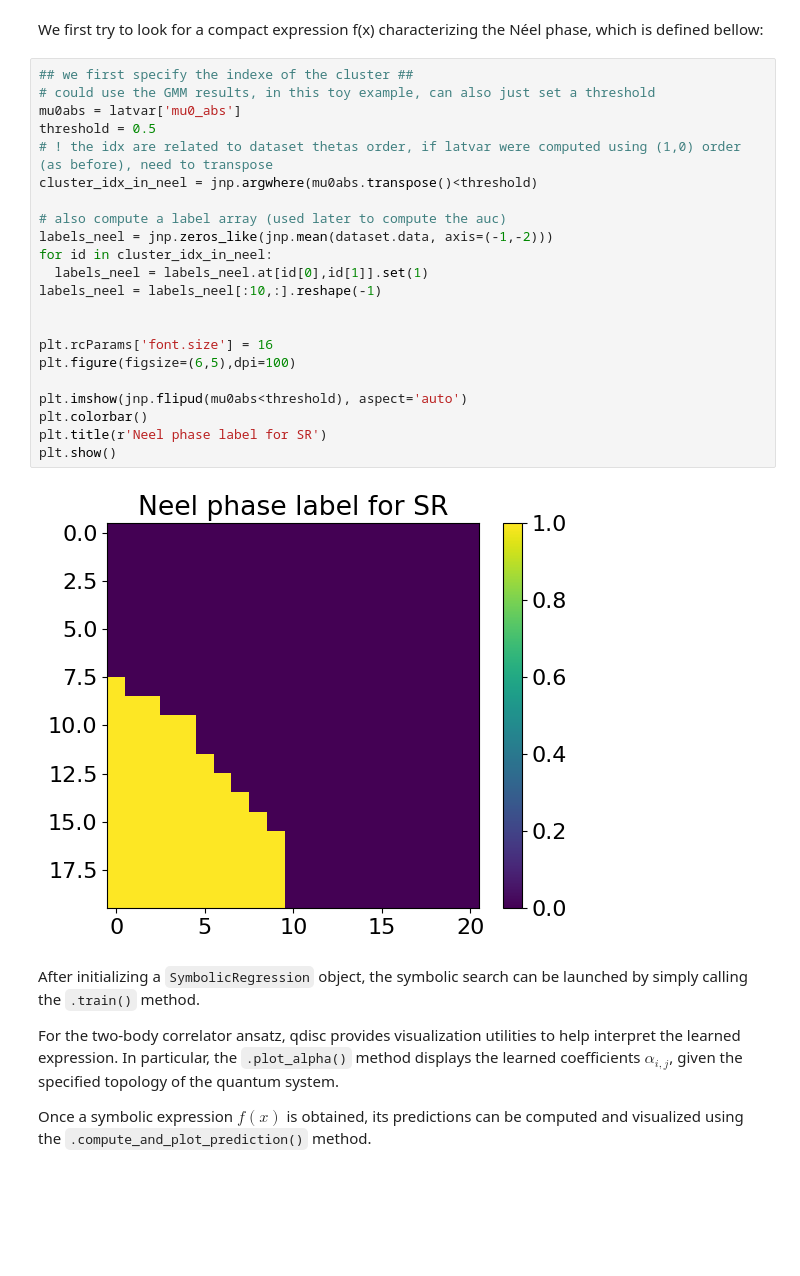
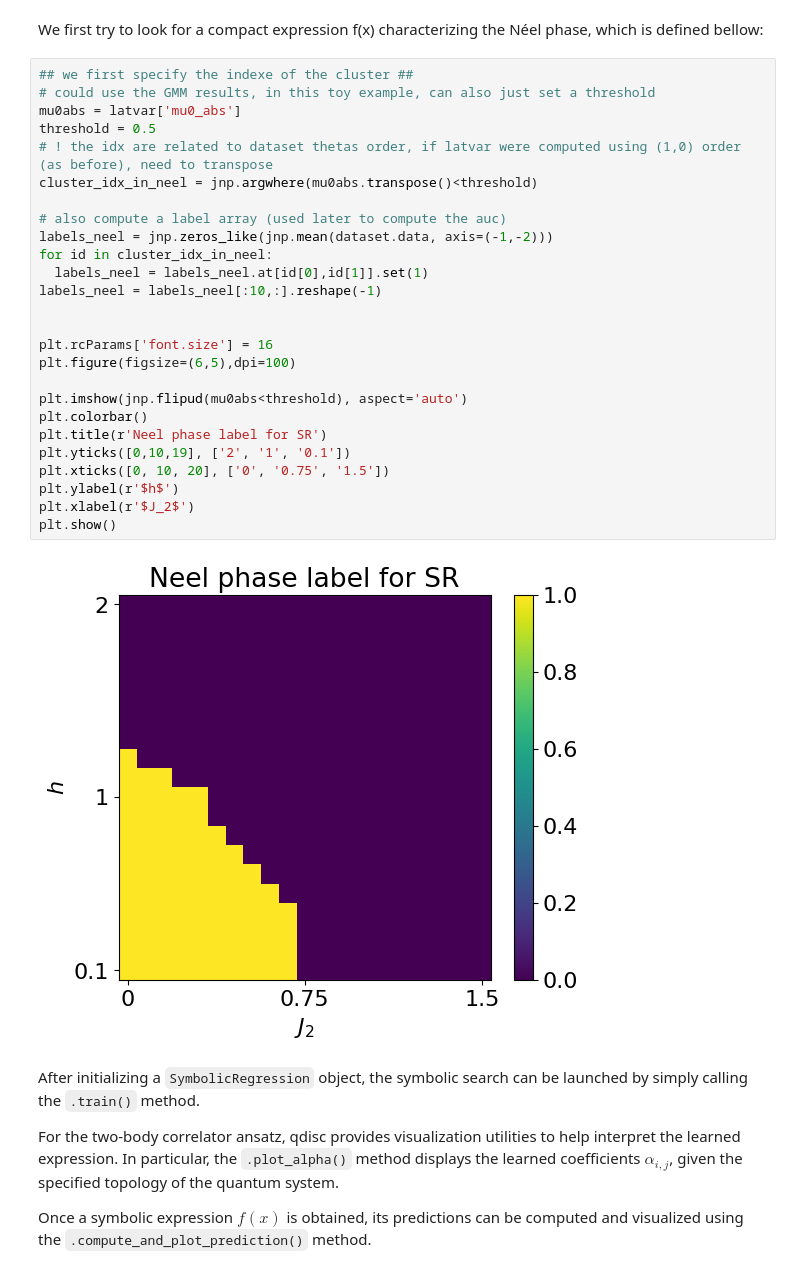
Before and after one commit to qic-ibk/qdisc, a Jupyter notebook: nbs/tutorials/J1J2_tuto2_SR.ipynb, the cells around one changed output. Cells and saved outputs as stored; diff of their text form; blank space fills up the shorter version.

```diff
--- a/nbs/tutorials/J1J2_tuto2_SR.ipynb
+++ b/nbs/tutorials/J1J2_tuto2_SR.ipynb
@@ -68,27 +66,31 @@ We first try to look for a compact expression f(x) characterizing the Néel phas
 # %%
 ## we first specify the indexe of the cluster ##
 # could use the GMM results, in this toy example, can also just set a threshold
 mu0abs = latvar['mu0_abs']
 threshold = 0.5
 # ! the idx are related to dataset thetas order, if latvar were computed using (1,0) order (as before), need to transpose
 cluster_idx_in_neel = jnp.argwhere(mu0abs.transpose()<threshold)
 
 # also compute a label array (used later to compute the auc)
 labels_neel = jnp.zeros_like(jnp.mean(dataset.data, axis=(-1,-2)))
 for id in cluster_idx_in_neel:
   labels_neel = labels_neel.at[id[0],id[1]].set(1)
 labels_neel = labels_neel[:10,:].reshape(-1)
 
 
 plt.rcParams['font.size'] = 16
 plt.figure(figsize=(6,5),dpi=100)
 
 plt.imshow(jnp.flipud(mu0abs<threshold), aspect='auto')
 plt.colorbar()
 plt.title(r'Neel phase label for SR')
+plt.yticks([0,10,19], ['2', '1', '0.1'])
+plt.xticks([0, 10, 20], ['0', '0.75', '1.5'])
+plt.ylabel(r'$h$')
+plt.xlabel(r'$J_2$')
 plt.show()
 # %% [output]
-[figure, old version]
+[figure, new version]
 # %% [markdown]
 After initializing a `SymbolicRegression` object, the symbolic search can be launched by simply calling the `.train()` method.
 
```
Also changed, not shown: parts of 44 cells of this notebook, 6 other files.
